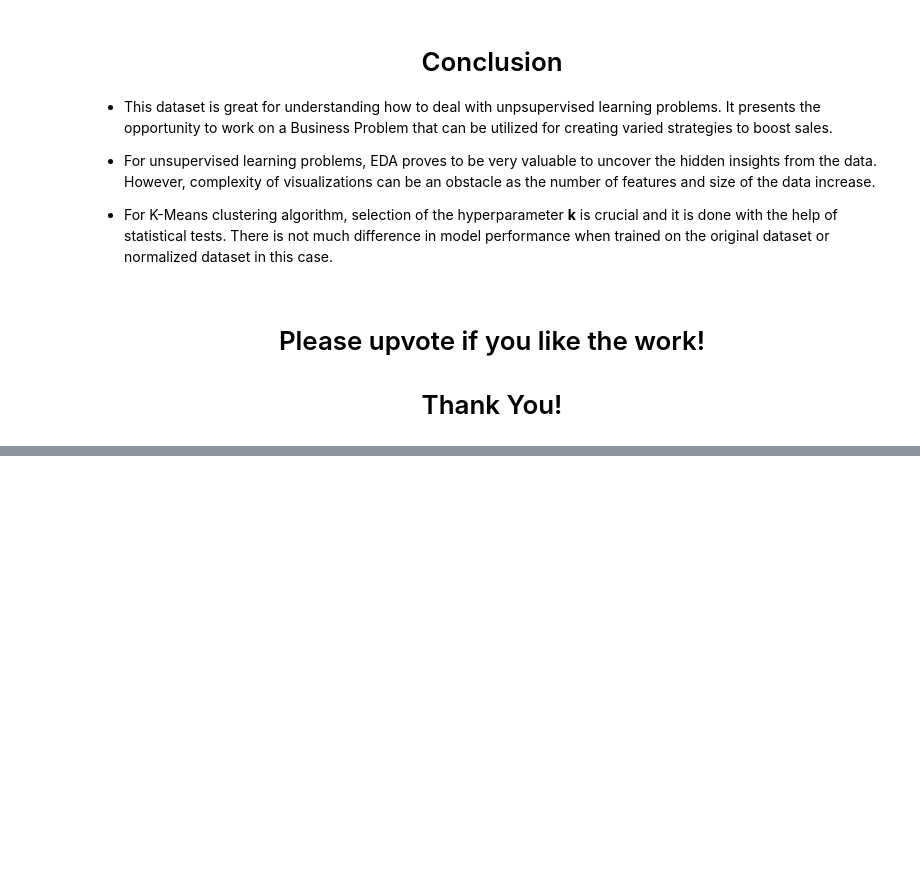
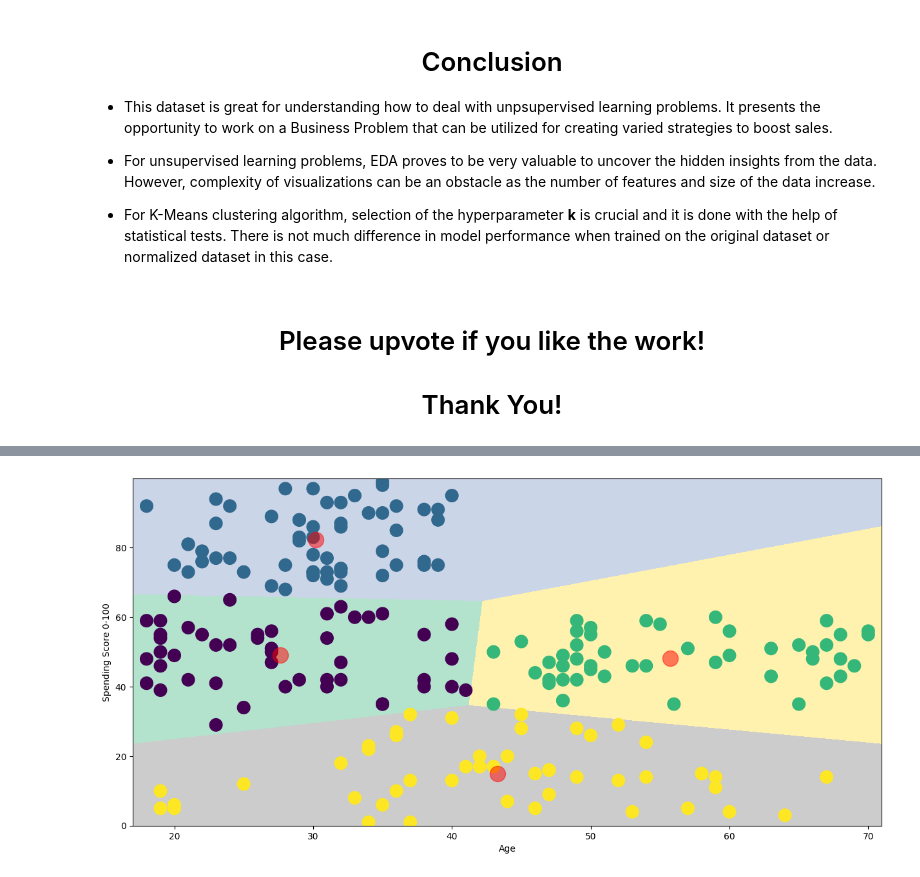
Before and after one commit to Gaires/Machine_Learning_Tehtava2, a Jupyter notebook: testit/testit.ipynb, the cells around one changed output, grey strips where cells are left out. Saved outputs shown, nothing was run; the diff lists cells and outputs as text; code cells hidden in the pictures; blank space fills up the shorter version.

Commit message:
Uus algoritmi

```diff
--- a/testit/testit.ipynb
+++ b/testit/testit.ipynb
@@ -839,0 +889,3 @@ plt.show();
+# %%
+ka1=df1[['Age','Spending Score (1-100)']].iloc[:,:].values # Original Dataset
+ka2=df1[['Age', 'Annual Income (k$)']].values #Original
@@ -839,0 +895,34 @@ plt.show();
+# %%
+inertia=[]
+for n in range(1, 11):
+    algoritmi = (KMeans(n_clusters=n, init='k-means++', n_init=10, max_iter=300,
+                        tol=0.0001, random_state=0, algorithm='elkan'))
+    algoritmi.fit(ka1)
+    inertia.append(algoritmi.inertia_)
+# %%
+algoritmi=(KMeans(n_clusters=4, init='k-means++', n_init=10, max_iter=1000,
+                  tol=0.0001, random_state=0, algorithm='elkan'))
+algoritmi.fit(ka1)
+labels1=algoritmi.labels_
+centroids1=algoritmi.cluster_centers_
+# %%
+h=0.02
+x_min, x_max=ka1[:,0].min()-1, ka1[:,0].max()+1
+y_min, y_max=ka1[:,1].min()-1, ka1[:,1].max()+1
+
+xx, yy=np.meshgrid(np.arange(x_min, x_max, h), np.arange(y_min, y_max, h))
+Z=algoritmi.predict(np.c_[xx.ravel(), yy.ravel()])
+# %%
+plt.figure(1, figsize=(15,7))
+plt.clf()
+Z=Z.reshape(xx.shape)
+plt.imshow(Z,interpolation='nearest',
+           extent=(xx.min(), xx.max(), yy.min(), yy.max()),
+           cmap=plt.cm.Pastel2, aspect='auto', origin='lower')
+
+plt.scatter(x='Age', y='Spending Score (1-100)', data=df1, c=labels1, s=200)
+plt.scatter(x=centroids1[:,0], y=centroids1[:,1], s=300, c='red', alpha=0.5)
+plt.ylabel('Spending Score 0-100'), plt.xlabel('Age')
+plt.show()
+# %% [output]
+[figure, added]
```
Also changed, not shown: parts of 22 cells of this notebook.
